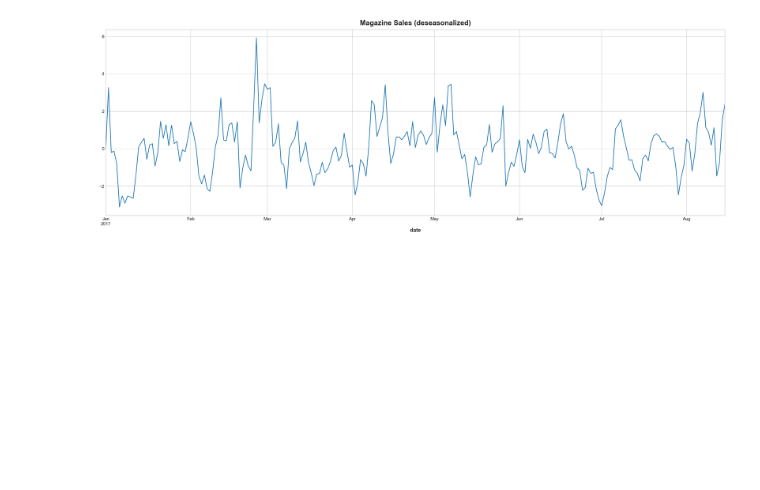
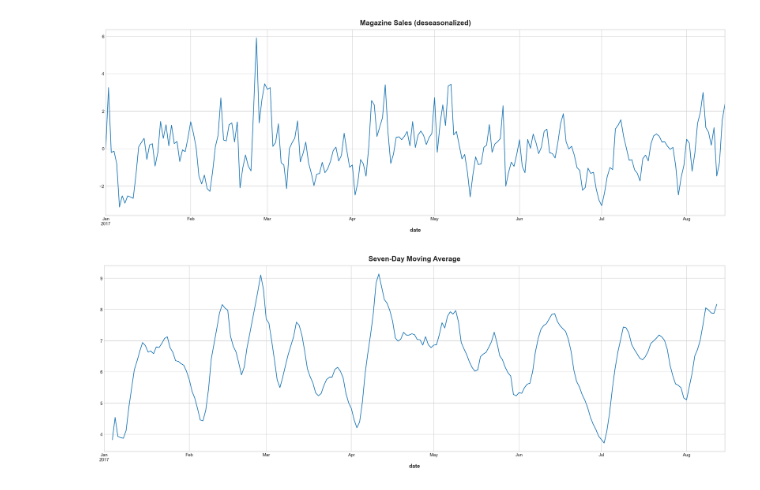
Before and after one commit to Krupenz/store-sales-forecasting, a Jupyter notebook: lags.ipynb, the cells around one changed output. Saved outputs shown, nothing was run; the diff lists cells and outputs as text; code cells hidden in the pictures; blank space fills up the shorter version.

Commit message:
added lag plots

```diff
--- a/lags.ipynb
+++ b/lags.ipynb
@@ -144,3 +143,10 @@ ax = y_deseason.plot()
 ax.set_title("Magazine Sales (deseasonalized)");
 # %% [output]
 [figure]
+# %%
+y_ma = y.rolling(7, center=True).mean()
+
+ax = y_ma.plot()
+ax.set_title("Seven-Day Moving Average");
+# %% [output]
+[figure, added]
```
Also changed, not shown: parts of 3 cells of this notebook.
